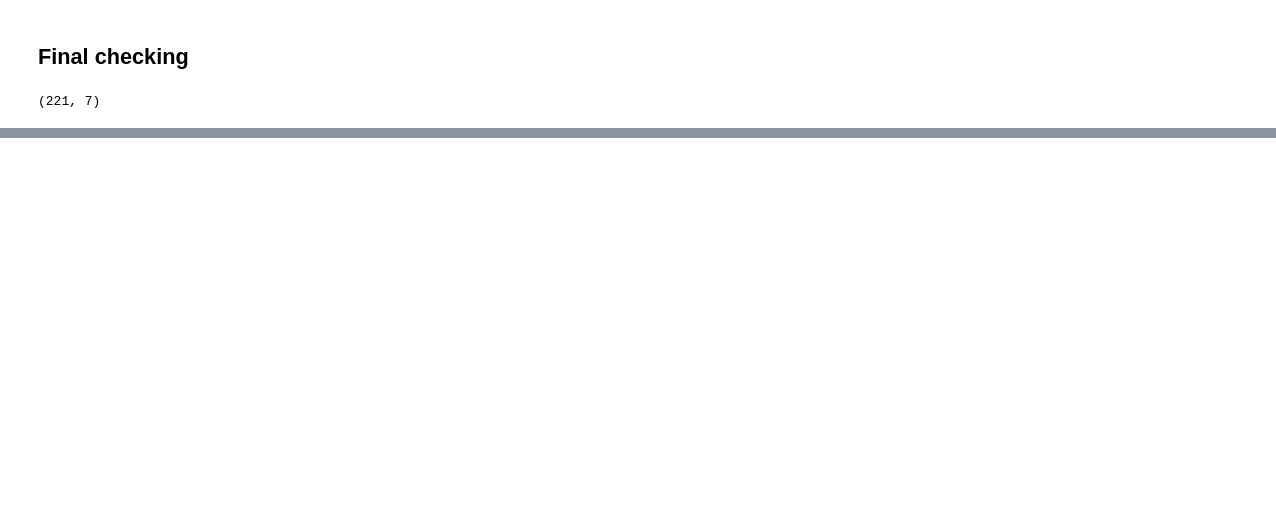
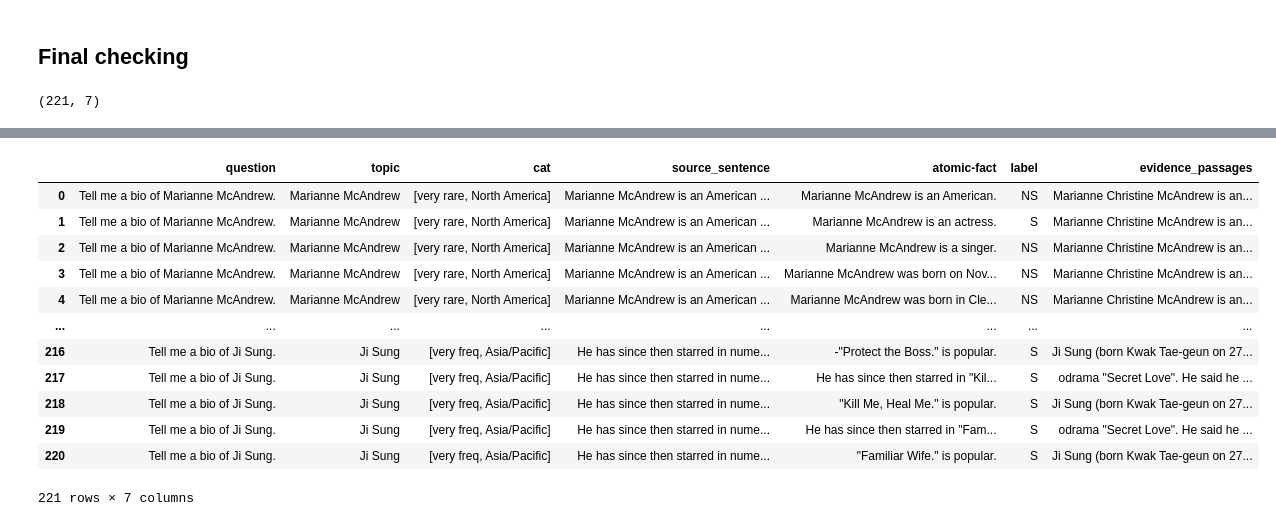
Before and after one commit to IsiraSanjanWithana/factscore-nli-verifier-engine, a Jupyter notebook: general preprocess.ipynb, the cells around one changed output, grey strips where cells are left out. Drawn from its saved outputs; the diff is of its cells as text; code cells hidden in the pictures; blank space fills up the shorter version.

Commit message:
enchane the data preprocessing in passange sentence

```diff
--- a/general preprocess.ipynb
+++ b/general preprocess.ipynb
@@ -290,3 +289,6 @@ rows with �: 0
 df.shape
 # %% [output]
 (221, 7)
+# %%
+df.rename(columns={"input":"question","text":"source_sentence","reference_passages":"evidence_passages"},inplace=True)
+df.columns
@@ -293 +313,35 @@ df.shape
+# %%
+def preprocess_passages(evidence_passages, topic):
+    count = 0
+    senteces = ""
+    for i in "".join(evidence_passages).split("</s><s>"):
+        count+=1
+        if count == 1:
+            i = i.strip("<s> ")
+            if i.startswith(topic+ " "):
+                i = i[len(topic):].strip()
+        else:
+            i = " ".join(i.split(" ")[1::])
+        if i == "":
+            continue
+        senteces += i + " "
+    return senteces.strip()
+# %%
+df["evidence_passages"] = df.apply(lambda row: preprocess_passages(row["evidence_passages"], row["topic"]), axis=1)
+# %%
+df
+# %% [output]
+|  | question | topic | cat | source_sentence | atomic-fact | label | evidence_passages |
+| 0 | Tell me a bio of Marianne McAndrew. | Marianne McAndrew | [very rare, North America] | Marianne McAndrew is an American ... | Marianne McAndrew is an American. | NS | Marianne Christine McAndrew is an... |
+| 1 | Tell me a bio of Marianne McAndrew. | Marianne McAndrew | [very rare, North America] | Marianne McAndrew is an American ... | Marianne McAndrew is an actress. | S | Marianne Christine McAndrew is an... |
+| 2 | Tell me a bio of Marianne McAndrew. | Marianne McAndrew | [very rare, North America] | Marianne McAndrew is an American ... | Marianne McAndrew is a singer. | NS | Marianne Christine McAndrew is an... |
+| 3 | Tell me a bio of Marianne McAndrew. | Marianne McAndrew | [very rare, North America] | Marianne McAndrew is an American ... | Marianne McAndrew was born on Nov... | NS | Marianne Christine McAndrew is an... |
+| 4 | Tell me a bio of Marianne McAndrew. | Marianne McAndrew | [very rare, North America] | Marianne McAndrew is an American ... | Marianne McAndrew was born in Cle... | NS | Marianne Christine McAndrew is an... |
+| ... | ... | ... | ... | ... | ... | ... | ... |
+| 216 | Tell me a bio of Ji Sung. | Ji Sung | [very freq, Asia/Pacific] | He has since then starred in nume... | -"Protect the Boss." is popular. | S | Ji Sung (born Kwak Tae-geun on 27... |
+| 217 | Tell me a bio of Ji Sung. | Ji Sung | [very freq, Asia/Pacific] | He has since then starred in nume... | He has since then starred in "Kil... | S | odrama "Secret Love". He said he ... |
+| 218 | Tell me a bio of Ji Sung. | Ji Sung | [very freq, Asia/Pacific] | He has since then starred in nume... | "Kill Me, Heal Me." is popular. | S | Ji Sung (born Kwak Tae-geun on 27... |
+| 219 | Tell me a bio of Ji Sung. | Ji Sung | [very freq, Asia/Pacific] | He has since then starred in nume... | He has since then starred in "Fam... | S | odrama "Secret Love". He said he ... |
+| 220 | Tell me a bio of Ji Sung. | Ji Sung | [very freq, Asia/Pacific] | He has since then starred in nume... | "Familiar Wife." is popular. | S | Ji Sung (born Kwak Tae-geun on 27... |
+221 rows × 7 columns
 # %%
```
Also changed, not shown: parts of 6 cells of this notebook.
